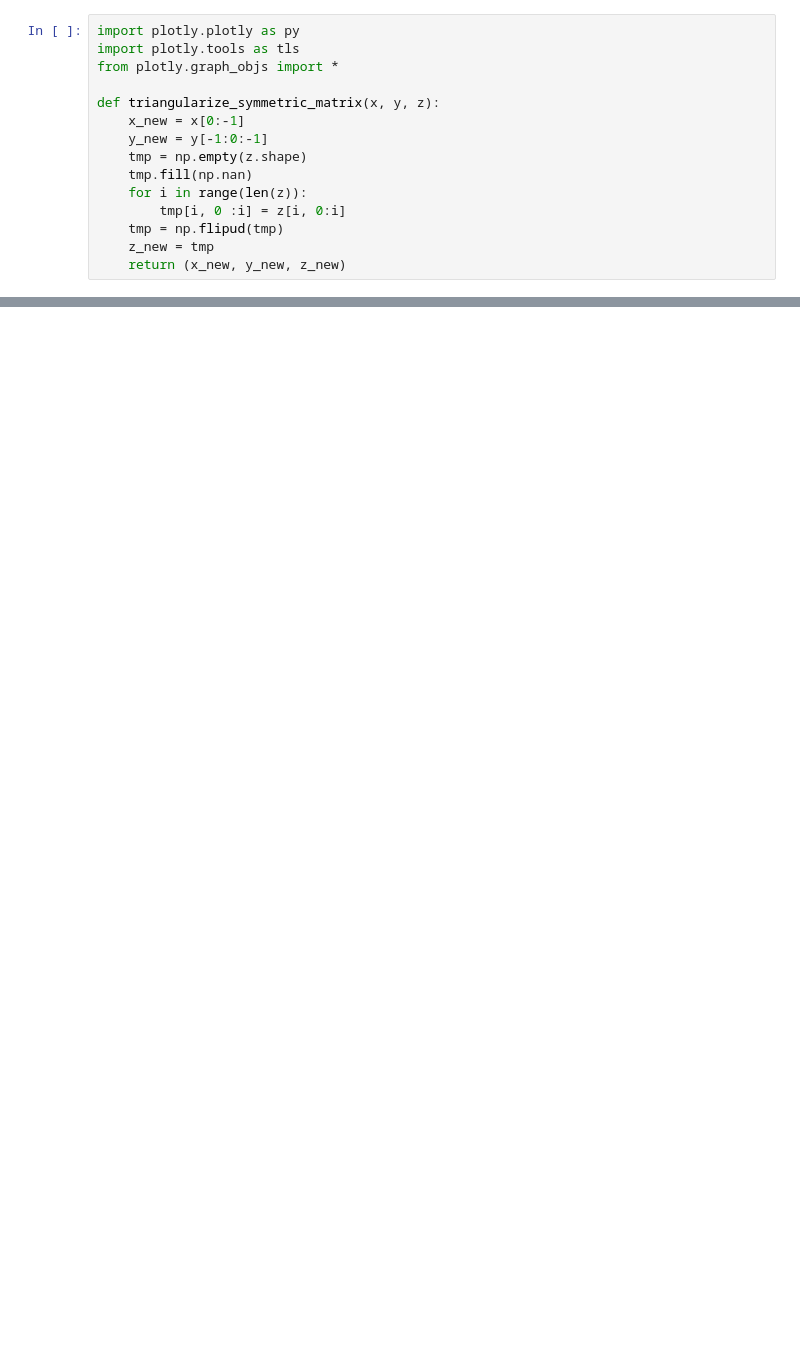
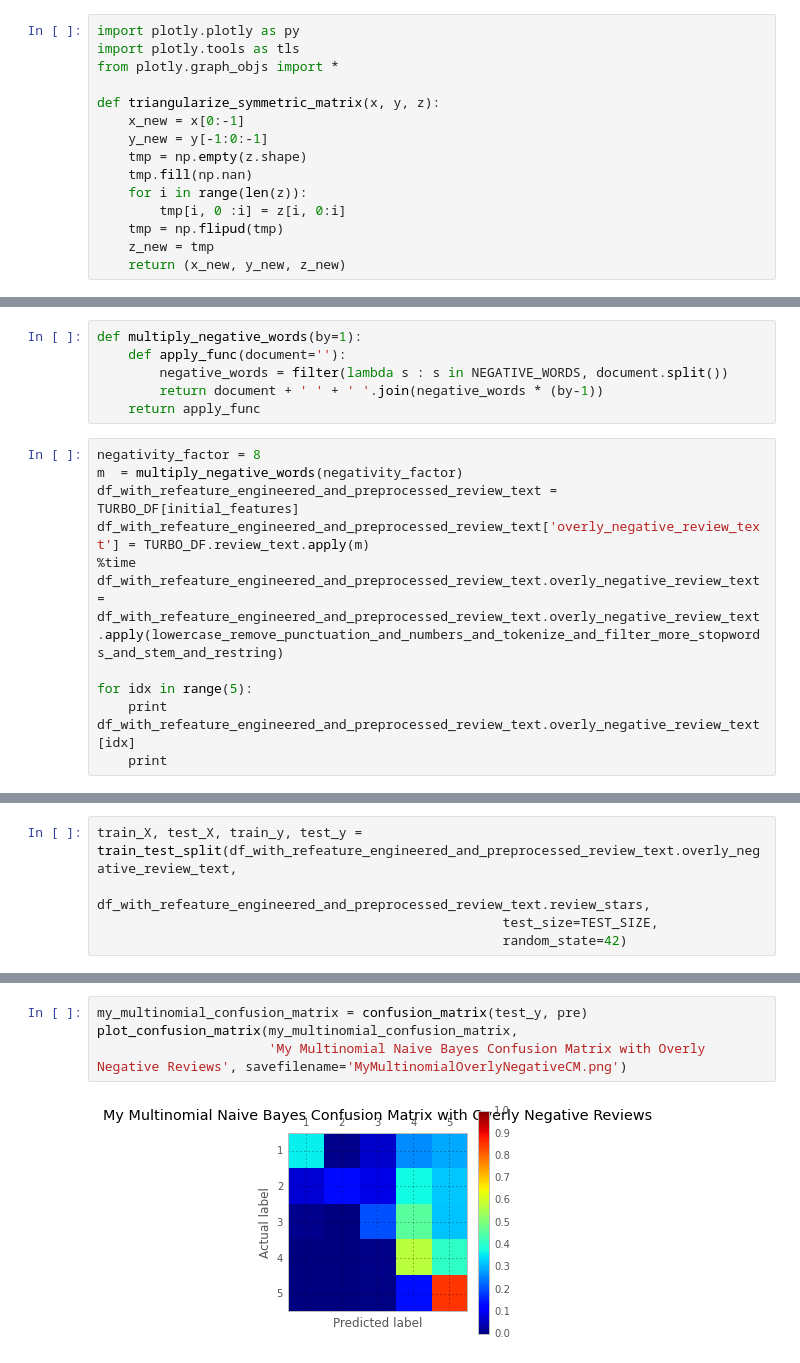
Before and after one commit to kevin11h/YelpDatasetChallengeDataScienceAndMachineLearningUCSD, a Jupyter notebook: Yelp Predictive Analytics.ipynb, the cells around one changed output, grey strips where cells are left out. Saved outputs shown, nothing was run; the diff lists cells and outputs as text; blank space fills up the shorter version.

```diff
--- a/Yelp Predictive Analytics.ipynb
+++ b/Yelp Predictive Analytics.ipynb
@@ -936,0 +1015,16 @@ So positive and negative words rate turn out to have a good correlation of revie
+# %%
+def multiply_negative_words(by=1):
+    def apply_func(document=''):
+        negative_words = filter(lambda s : s in NEGATIVE_WORDS, document.split())
+        return document + ' ' + ' '.join(negative_words * (by-1))
+    return apply_func
+# %%
+negativity_factor = 8
+m  = multiply_negative_words(negativity_factor)
+df_with_refeature_engineered_and_preprocessed_review_text = TURBO_DF[initial_features]
+df_with_refeature_engineered_and_preprocessed_review_text['overly_negative_review_text'] = TURBO_DF.review_text.apply(m)
+%time df_with_refeature_engineered_and_preprocessed_review_text.overly_negative_review_text = df_with_refeature_engineered_and_preprocessed_review_text.overly_negative_review_text.apply(lowercase_remove_punctuation_and_numbers_and_tokenize_and_filter_more_stopwords_and_stem_and_restring)
+
+for idx in range(5):
+    print df_with_refeature_engineered_and_preprocessed_review_text.overly_negative_review_text[idx]
+    print
@@ -936,0 +1052,5 @@ So positive and negative words rate turn out to have a good correlation of revie
+# %%
+train_X, test_X, train_y, test_y = train_test_split(df_with_refeature_engineered_and_preprocessed_review_text.overly_negative_review_text,
+                                                    df_with_refeature_engineered_and_preprocessed_review_text.review_stars,
+                                                    test_size=TEST_SIZE,
+                                                    random_state=42)
@@ -936,0 +1067,6 @@ So positive and negative words rate turn out to have a good correlation of revie
+# %%
+my_multinomial_confusion_matrix = confusion_matrix(test_y, pre)
+plot_confusion_matrix(my_multinomial_confusion_matrix,
+                      'My Multinomial Naive Bayes Confusion Matrix with Overly Negative Reviews', savefilename='MyMultinomialOverlyNegativeCM.png')
+# %% [output]
+[figure, added]
```
Also changed, not shown: parts of 34 cells of this notebook.
